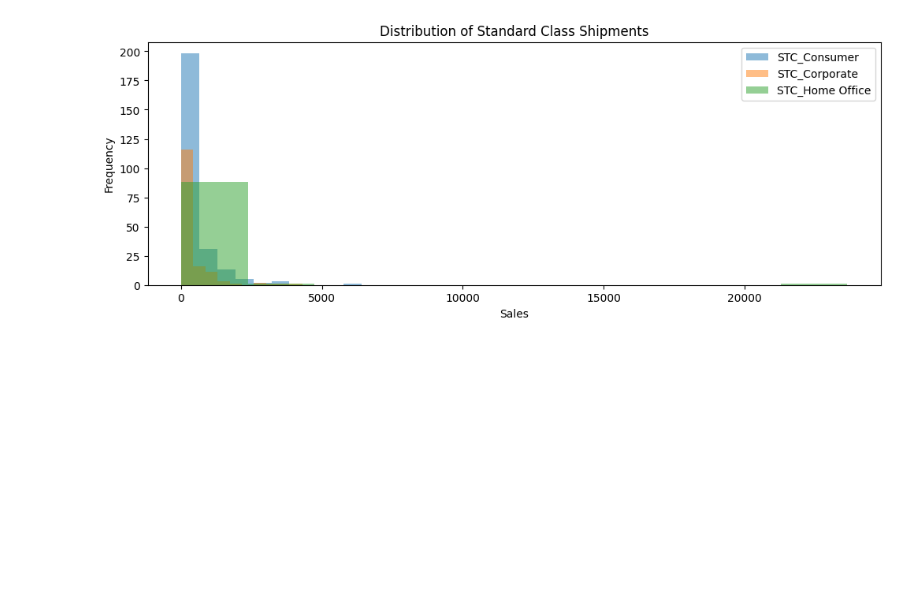
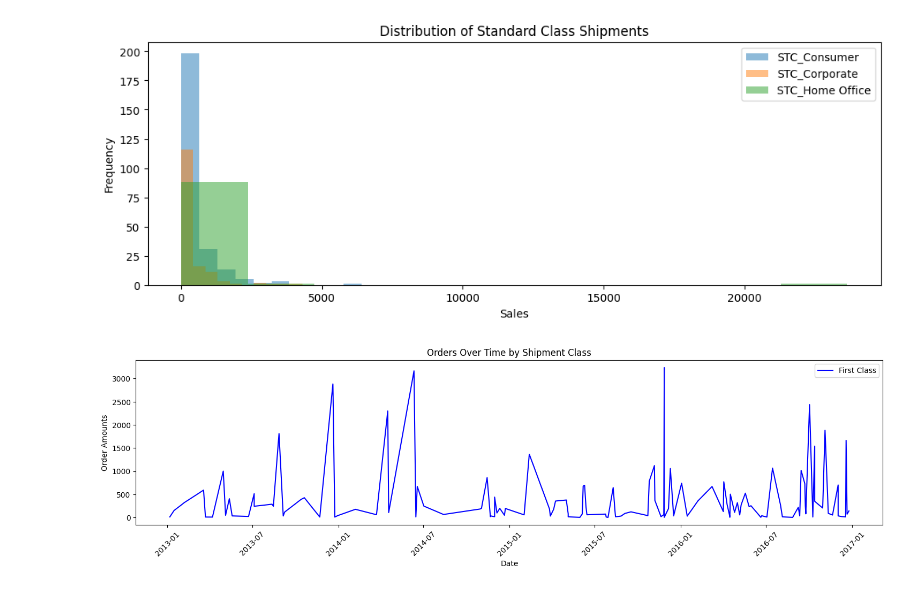
Before and after one commit to BaSalami01/Task---Quaterly-Sales, a Jupyter notebook: quaterly_sales.ipynb, the cells around one changed output. Saved outputs shown, nothing was run; the diff lists cells and outputs as text; code cells hidden in the pictures; blank space fills up the shorter version.

```diff
--- a/quaterly_sales.ipynb
+++ b/quaterly_sales.ipynb
@@ -358,3 +346,26 @@ plt.savefig('Histogram_Standardclass.png')
 plt.show()
 # %% [output]
 [figure]
+# %%
+#create dataframes for each class and remove rows with 0 sales for line plot
+#dataframe for first class
+first_class_orders = sales.iloc[:, 0:3].sum(axis=1)
+first_class_orders.name = 'First Class Orders'
+first_class_df = first_class_orders.to_frame()
+
+#remove rows without any order/shipment
+first_class_df = first_class_df.loc[(first_class_df!=0).any(axis=1)]
+
+#line chart for first class
+plt.figure(figsize=(18, 4))
+plt.plot(first_class_df.index, first_class_df, color = 'blue', label='First Class')
+
+plt.xlabel('Date')
+plt.ylabel('Order Amounts')
+plt.title('Orders Over Time by Shipment Class')
+plt.xticks(rotation=45)
+plt.legend()
+plt.savefig('Linechart_Firstclass.png')
+plt.show()
+# %% [output]
+[figure, added]
```
Also changed, not shown: parts of 33 cells of this notebook, 8 other files.
